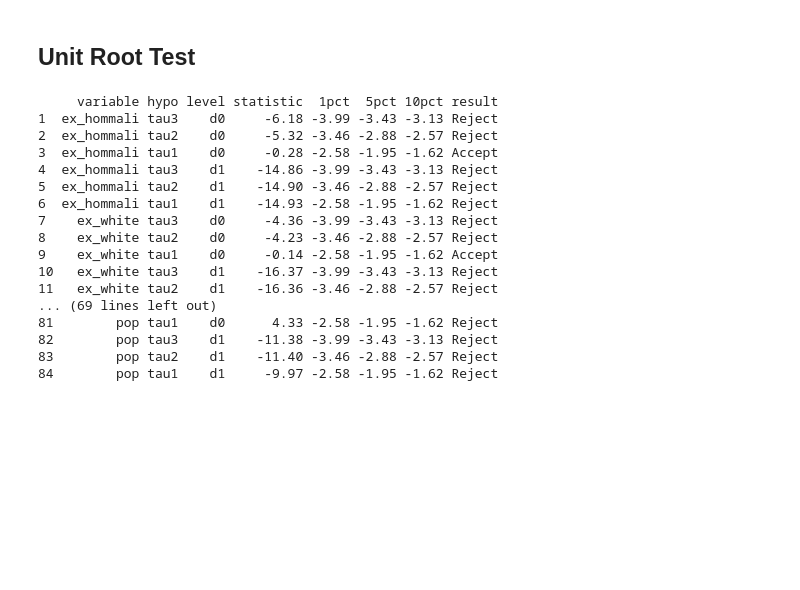
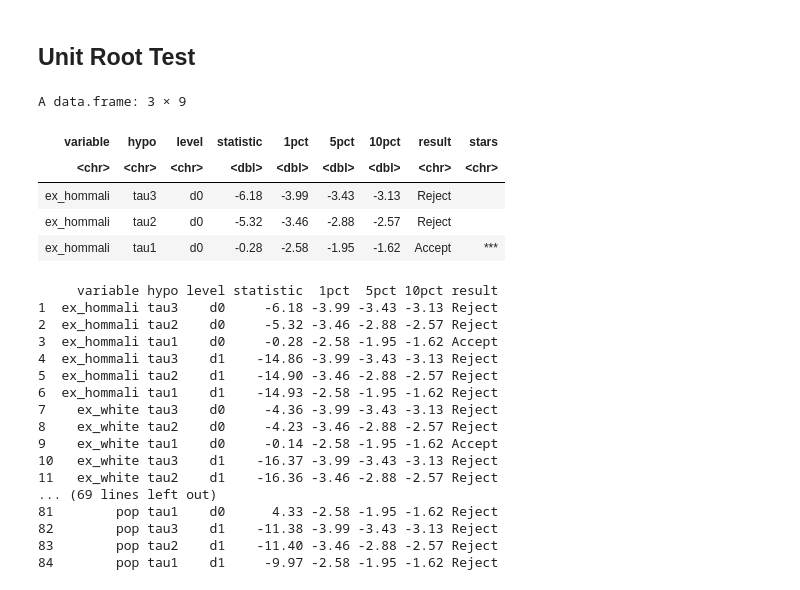
Before and after one commit to piyayut-ch/demand_forecast, a Jupyter notebook: R/2_forecast.ipynb, the cells around one changed output. Cells and saved outputs as stored; diff of their text form; code cells hidden in the pictures; blank space fills up the shorter version.

```diff
--- a/R/2_forecast.ipynb
+++ b/R/2_forecast.ipynb
@@ -134,16 +26,20 @@ data_m %>% write_excel_csv('../data/rice_m.csv')
 # %%
-rice_a = read_csv('../data/rice_a.csv')
-rice_m = read_csv('../data/rice_m.csv')
-rice_m_ts = rice_m %>% tk_ts(start = 2545-543, frequency = 12)
+# rice
+# rice_y <- vroom('../data/clean/rice_y.csv')
+rice_m <- read_csv('../data/clean/rice_m.csv')
+rice_m_ts <- rice_m %>% select(date, ex_white, ex_hommali) %>%
+  as_tsibble(index = date) %>%  ts_ts()
 
-price = read_csv("../data/price_rice.csv") %>%
+# rice_price
+price <- read_csv("../data/raw/rice_price.csv") %>%
   filter(year(date) < 2020)
-price_ts = price %>% tk_ts(start = 2000, frequency = 12)
+price_ts <- price %>% as_tsibble(index = date) %>% ts_ts()
 
-exo = read_csv("../data/wdi_exo.csv")
-exo_ts = exo %>% tk_ts(start = 2002, frequency = 1)
+# exogenious population and gdp of world
+exo <- read_csv("../data/raw/wdi_exo.csv")
+exo_ts <- exo %>% as_tsibble(index = date) %>% ts_ts()
 
-data = ts_c(rice_m_ts, price_ts, exo_ts) %>% window(start = 2003)
-
-data = data %>% na.locf()
+# combine
+data <- ts_c(rice_m_ts, price_ts, exo_ts) %>% window(start = 2003)
+data <- data %>% na.locf() # fill forward
 # %% [output]
@@ -390,9 +96,9 @@ Warning message in grid.Call(C_textBounds, as.graphicsAnnot(x$label), x$x, x$y,
 # %% [markdown]
 ## Unit Root Test
 # %%
-get_objname = function(x) deparse(substitute(x))
+get_objname <- function(x) deparse(substitute(x))
 
-ur_adf = function(y, n_diff = 0, varname = NULL, ...) {
+ur_adf <- function(y, n_diff = 0, varname = NULL, ...) {
 
   varname = if (is.null(varname)) deparse(substitute(y)) else varname
   y = if(n_diff == 0) y else diff(y, n_diff)
@@ -420,13 +126,29 @@ ur_adf = function(y, n_diff = 0, varname = NULL, ...) {
     result = ifelse(abs(statistic) >= abs(`5pct`), 'Reject', 'Accept'),
     variable = varname,
     level = paste0('d', n_diff),
-    statistic = round(statistic, 2),
+    stars = case_when(
+      abs(statistic) < abs(`1pct`) ~ "***",
+      abs(statistic) < abs(`5pct`) ~ "**",
+      abs(statistic) < abs(`10pct`) ~ "*",
+      TRUE ~ ""
+    ),
+    statistic = round(statistic, 2)
   ) %>%
   filter(str_starts(hypo, 'tau')) %>%
   select(variable, hypo, level, everything())
 
   return(df_test)
 }
+# %%
+ex_hommali = data[, 'ex_hommali'] %>% log()
+ur_adf(ex_hommali)
+# %% [output]
+A data.frame: 3 × 9
+| variable | hypo | level | statistic | 1pct | 5pct | 10pct | result | stars |
+| <chr> | <chr> | <chr> | <dbl> | <dbl> | <dbl> | <dbl> | <chr> | <chr> |
+| ex_hommali | tau3 | d0 | -6.18 | -3.99 | -3.43 | -3.13 | Reject |  |
+| ex_hommali | tau2 | d0 | -5.32 | -3.46 | -2.88 | -2.57 | Reject |  |
+| ex_hommali | tau1 | d0 | -0.28 | -2.58 | -1.95 | -1.62 | Accept | *** |
 # %%
 ex_hommali = data[, 'ex_hommali'] %>% log()
 ex_white = data[, 'ex_white'] %>% log()
```
Also changed, not shown: parts of 15 cells of this notebook, 1 other file.
